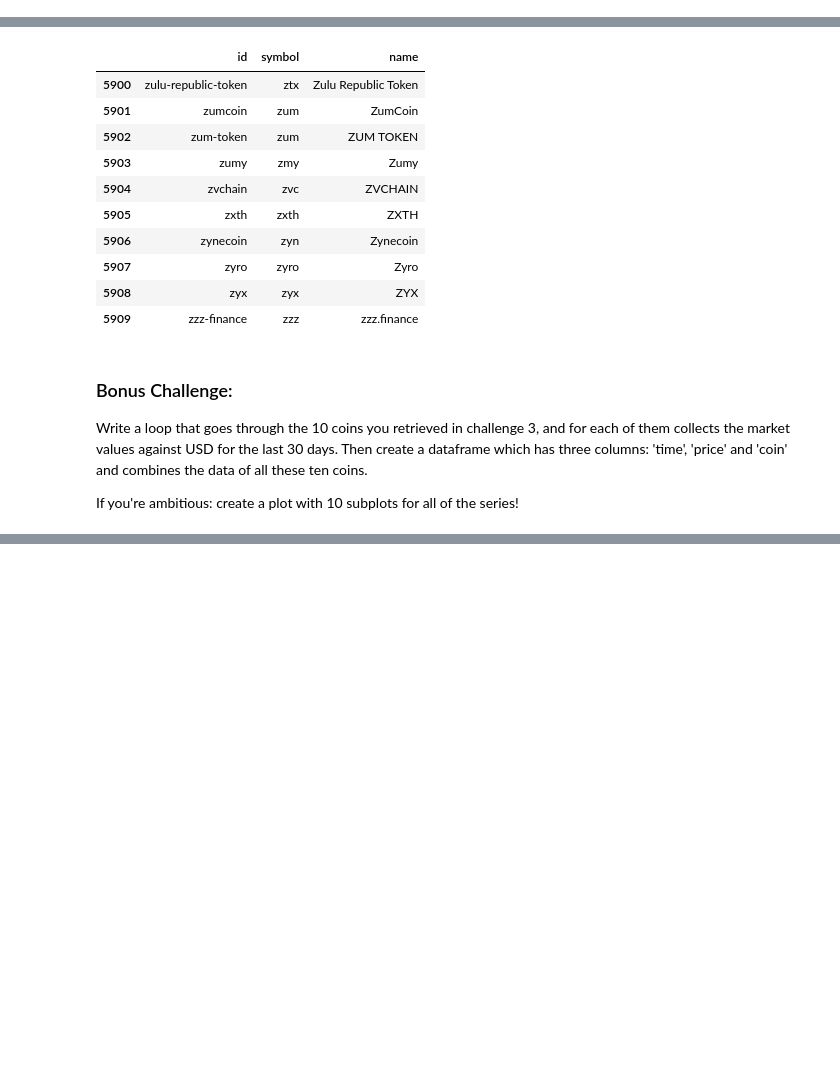
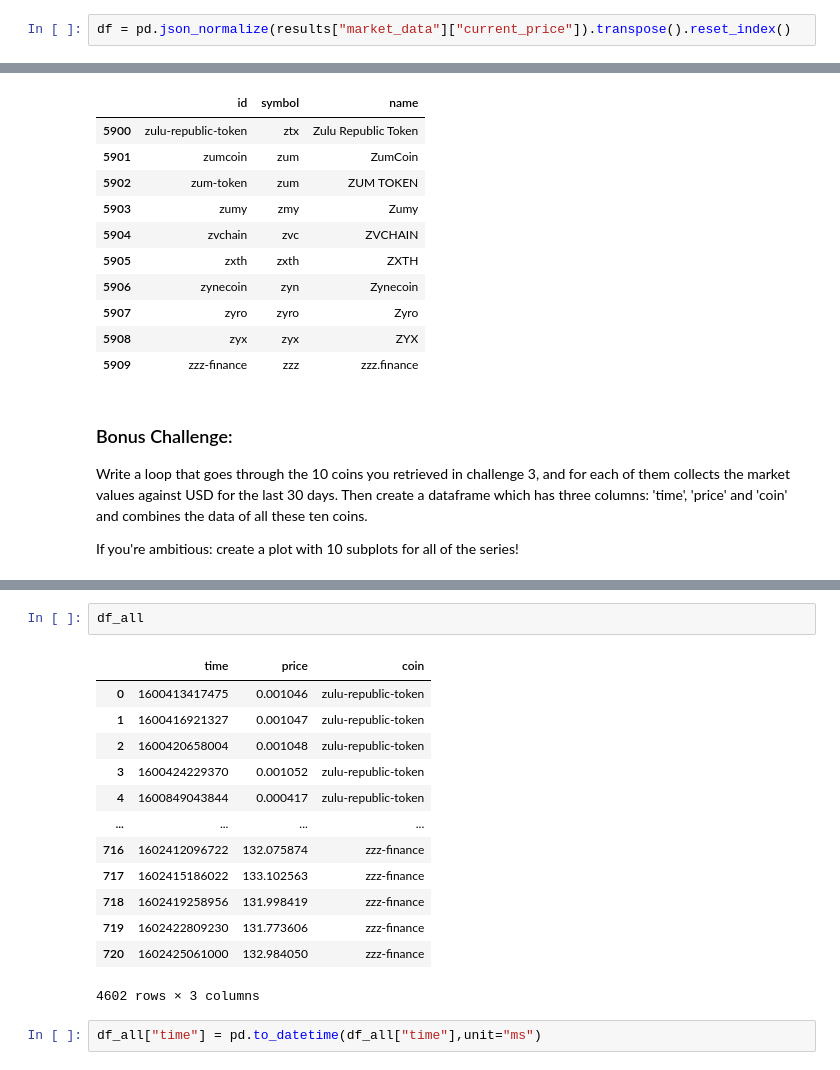
Before and after one commit to cabulut/data-pt-ber-08-20, a Jupyter notebook: Labs/module-1_labs/05_api-web-scraping/01_lab-coingecko-api/your code/main_done.ipynb, the cells around one changed output, grey strips where cells are left out. Cells and saved outputs as stored; diff of their text form; blank space fills up the shorter version.

```diff
--- a/Labs/module-1_labs/05_api-web-scraping/01_lab-coingecko-api/your code/main_done.ipynb
+++ b/Labs/module-1_labs/05_api-web-scraping/01_lab-coingecko-api/your code/main_done.ipynb
@@ -139,0 +140,2 @@ dict_keys(['prices', 'market_caps', 'total_volumes'])
+# %%
+df = pd.json_normalize(results["market_data"]["current_price"]).transpose().reset_index()
@@ -170,0 +196,18 @@ If you're ambitious: create a plot with 10 subplots for all of the series!
+# %%
+df_all
+# %% [output]
+|  | time | price | coin |
+| 0 | 1600413417475 | 0.001046 | zulu-republic-token |
+| 1 | 1600416921327 | 0.001047 | zulu-republic-token |
+| 2 | 1600420658004 | 0.001048 | zulu-republic-token |
+| 3 | 1600424229370 | 0.001052 | zulu-republic-token |
+| 4 | 1600849043844 | 0.000417 | zulu-republic-token |
+| ... | ... | ... | ... |
+| 716 | 1602412096722 | 132.075874 | zzz-finance |
+| 717 | 1602415186022 | 133.102563 | zzz-finance |
+| 718 | 1602419258956 | 131.998419 | zzz-finance |
+| 719 | 1602422809230 | 131.773606 | zzz-finance |
+| 720 | 1602425061000 | 132.984050 | zzz-finance |
+4602 rows × 3 columns
+# %%
+df_all["time"] = pd.to_datetime(df_all["time"],unit="ms")
```
Also changed, not shown: parts of 7 cells of this notebook.
